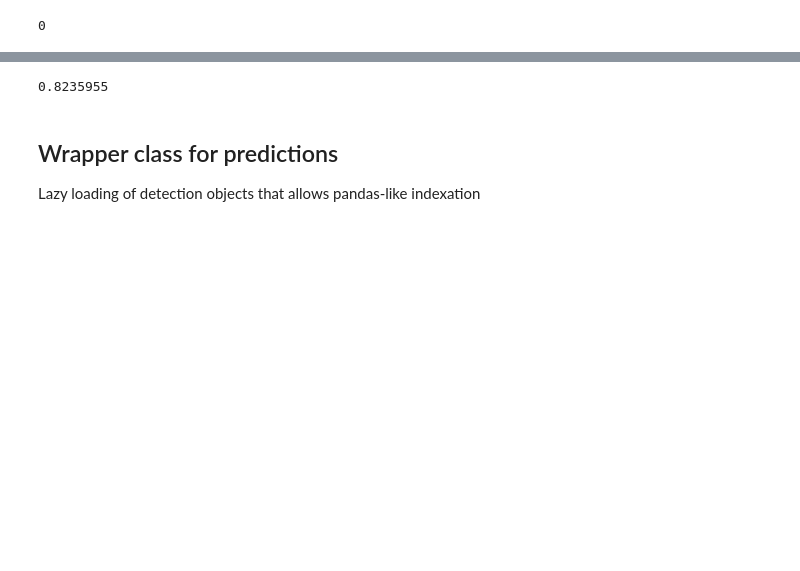
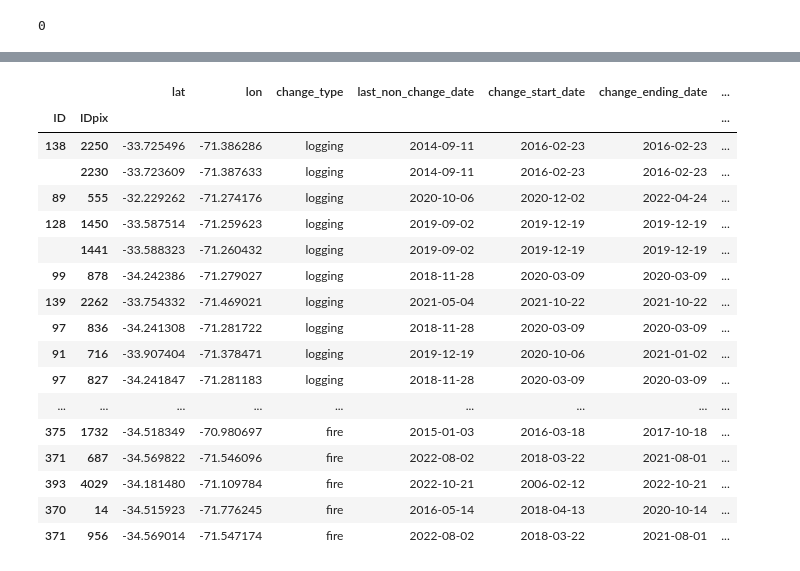
Before and after one commit to tcouso/esn-change-detection, a Jupyter notebook: notebooks/fault-detection/1.2-tcouso-run_simulations.ipynb, the cells around one changed output, grey strips where cells are left out. Cells and saved outputs as stored; diff of their text form; code cells hidden in the pictures; blank space fills up the shorter version.

```diff
--- a/notebooks/fault-detection/1.2-tcouso-run_simulations.ipynb
+++ b/notebooks/fault-detection/1.2-tcouso-run_simulations.ipynb
@@ -130,4 +28,0 @@ example_pred = Prediction(idx=sample_signal.name,
-# %%
-example_pred.actual_signal[pd.Timestamp("2016-01-30")]
-# %% [output]
-0.8235955
@@ -136,4 +28,0 @@ example_pred.actual_signal[pd.Timestamp("2016-01-30")]
-# %% [markdown]
-## Wrapper class for predictions
-
-Lazy loading of detection objects that allows pandas-like indexation
@@ -152,0 +29,27 @@ class PredictionsLazyWrapper:
+# %%
+signal_df = pd.read_csv(paths.data_processed_dir(
+    "test_signal_filtered_dataset_ndvi.csv"), index_col=["ID", "IDpix"])
+signal_df.columns = pd.to_datetime(signal_df.columns)
+metadata_df = pd.read_csv(paths.data_processed_dir(
+    "metadata_filtered_dataset_ndvi.csv"), index_col=["ID", "IDpix"])
+# %%
+metadata_df[metadata_df["label"] == 1]
+# %% [output]
+|  |  | lat | lon | change_type | last_non_change_date | change_start_date | change_ending_date | ... |
+| ID | IDpix |  |  |  |  |  |  | ... |
+| 138 | 2250 | -33.725496 | -71.386286 | logging | 2014-09-11 | 2016-02-23 | 2016-02-23 | ... |
+|  | 2230 | -33.723609 | -71.387633 | logging | 2014-09-11 | 2016-02-23 | 2016-02-23 | ... |
+| 89 | 555 | -32.229262 | -71.274176 | logging | 2020-10-06 | 2020-12-02 | 2022-04-24 | ... |
+| 128 | 1450 | -33.587514 | -71.259623 | logging | 2019-09-02 | 2019-12-19 | 2019-12-19 | ... |
+|  | 1441 | -33.588323 | -71.260432 | logging | 2019-09-02 | 2019-12-19 | 2019-12-19 | ... |
+| 99 | 878 | -34.242386 | -71.279027 | logging | 2018-11-28 | 2020-03-09 | 2020-03-09 | ... |
+| 139 | 2262 | -33.754332 | -71.469021 | logging | 2021-05-04 | 2021-10-22 | 2021-10-22 | ... |
+| 97 | 836 | -34.241308 | -71.281722 | logging | 2018-11-28 | 2020-03-09 | 2020-03-09 | ... |
+| 91 | 716 | -33.907404 | -71.378471 | logging | 2019-12-19 | 2020-10-06 | 2021-01-02 | ... |
+| 97 | 827 | -34.241847 | -71.281183 | logging | 2018-11-28 | 2020-03-09 | 2020-03-09 | ... |
+| ... | ... | ... | ... | ... | ... | ... | ... | ... |
+| 375 | 1732 | -34.518349 | -70.980697 | fire | 2015-01-03 | 2016-03-18 | 2017-10-18 | ... |
+| 371 | 687 | -34.569822 | -71.546096 | fire | 2022-08-02 | 2018-03-22 | 2021-08-01 | ... |
+| 393 | 4029 | -34.181480 | -71.109784 | fire | 2022-10-21 | 2006-02-12 | 2022-10-21 | ... |
+| 370 | 14 | -34.515923 | -71.776245 | fire | 2016-05-14 | 2018-04-13 | 2020-10-14 | ... |
+| 371 | 956 | -34.569014 | -71.547174 | fire | 2022-08-02 | 2018-03-22 | 2021-08-01 | ... |
```
Also changed, not shown: parts of 33 cells of this notebook.
